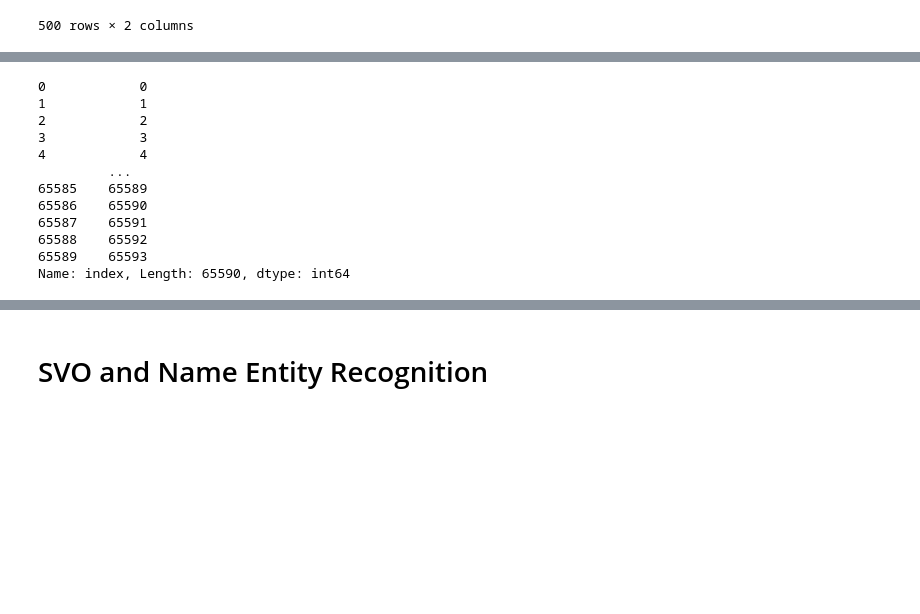
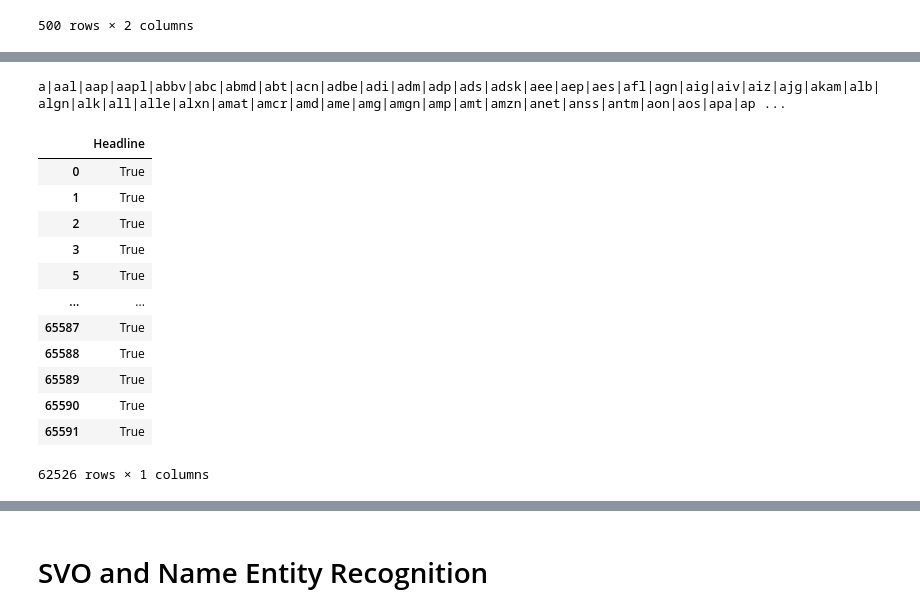
Before and after one commit to mcindoe/nlp, a Jupyter notebook: Stappy with LIBOR - Conor.ipynb, the cells around one changed output, grey strips where cells are left out. Saved outputs shown, nothing was run; the diff lists cells and outputs as text; code cells hidden in the pictures; blank space fills up the shorter version.

```diff
--- a/Stappy with LIBOR - Conor.ipynb
+++ b/Stappy with LIBOR - Conor.ipynb
@@ -47,2 +49,9 @@ import seaborn as sns
 # %% [markdown]
 # Importing and Cleaning the data
+# %%
+tickers = pd.read_json('data/word_vectors/SP500_Tickers.json', typ='series')
+
+header = pd.read_csv('headline_scraping/full_headlines.csv', sep = ",")
+header = header.drop_duplicates('Headline')
+header[(header['Date']=='31/10/19') & (header['Headline'].str.contains('goods rivals'))].loc[41725,'Headline']
+header
@@ -52,18 +76,3 @@ stop = stopwords.words('english')
 stoplist = stemmer.stemWords(stop)
 stoplist = set(stoplist)
 stop = set(sorted(stop + list(stoplist)))
-# %%
-# tickers= pd.read_json('/Users/macbookpro/Documents/GitHub/nlp/data/word_vectors/SP500_Tickers.json', typ='series')
-tickers= pd.read_json('data/word_vectors/SP500_Tickers.json', typ='series')
-
-url2='data/word_vectors/article_headers_with_dates.txt'
-url3 = 'parsed_scrapes/main.csv'
-# url4 = '/Users/macbookpro/Downloads/parsed_main.csv'
-
-full_headers_path = 'headline_scraping/full_headlines.csv'
-
-header = pd.read_csv(full_headers_path, sep = ",")
-#del header['Unnamed: 0']
-header = header.drop_duplicates()
-header[(header['Date']=='31/10/19') & (header['Headline'].str.contains('goods rivals'))].loc[41725,'Headline']
-header
@@ -147,19 +113,38 @@ isin
-# %%
-index = isin[isin['Headline']==True].reset_index()['index']
-#ticker.loc[index,'Ticker']
-#ticker
-index
-# %% [output]
-0            0
-1            1
-2            2
-3            3
-4            4
-         ...
-65585    65589
-65586    65590
-65587    65591
-65588    65592
-65589    65593
-Name: index, Length: 65590, dtype: int64
+# %%
+# Create a list of all the words/tickers of the company's names in the S&P500
+#In order to select only the headlines that concern the S&P500 companies.
+
+company_names = ticker['Name'].to_list()
+ticker_list = ticker['Ticker'].to_list()
+
+company_regex = str1 = '|'.join(ticker_list).lower()
+company_regex = company_regex.replace( '&', ' ',)
+company_regex = company_regex.replace( '   ', '&',)
+company_regex = company_regex.replace( '  ', '&',)
+company_regex = company_regex.replace( ' ', '&',)
+company_regex = company_regex.replace( '-', '&',)
+
+print(company_regex)
+# %% [output]
+a|aal|aap|aapl|abbv|abc|abmd|abt|acn|adbe|adi|adm|adp|ads|adsk|aee|aep|aes|afl|agn|aig|aiv|aiz|ajg|akam|alb|algn|alk|all|alle|alxn|amat|amcr|amd|ame|amg|amgn|amp|amt|amzn|anet|anss|antm|aon|aos|apa|ap ...
+# %%
+# # Continue only with headlines which contain a company name or ticker
+valid = pd.DataFrame(header['Headline'].str.contains(company_regex, regex=True))
+valid
+# len(good_indexes)
+# header = header[]
+# %% [output]
+|  | Headline |
+| 0 | True |
+| 1 | True |
+| 2 | True |
+| 3 | True |
+| 5 | True |
+| ... | ... |
+| 65587 | True |
+| 65588 | True |
+| 65589 | True |
+| 65590 | True |
+| 65591 | True |
+62526 rows × 1 columns
 # %%
```
Also changed, not shown: parts of 51 cells of this notebook.
